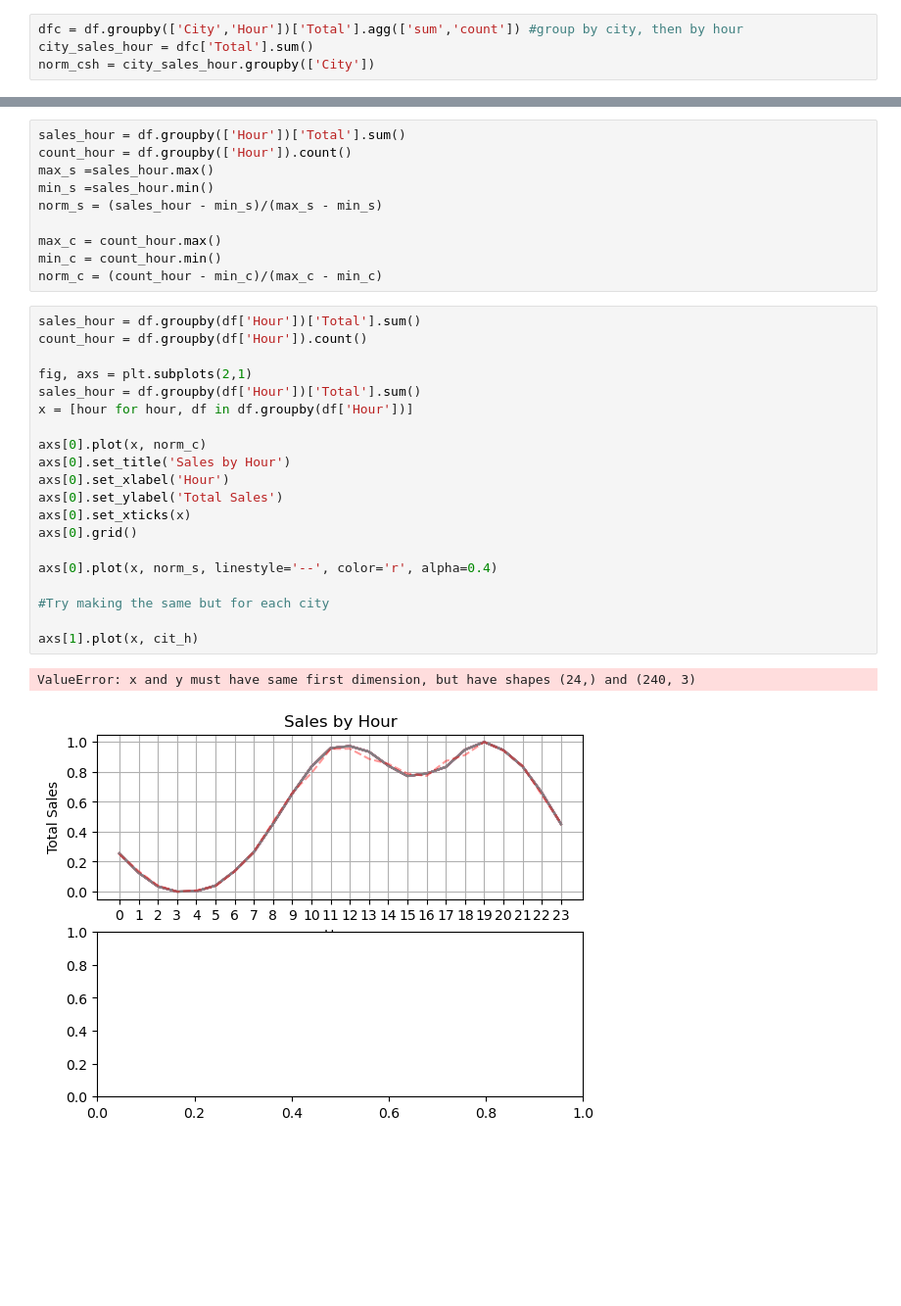
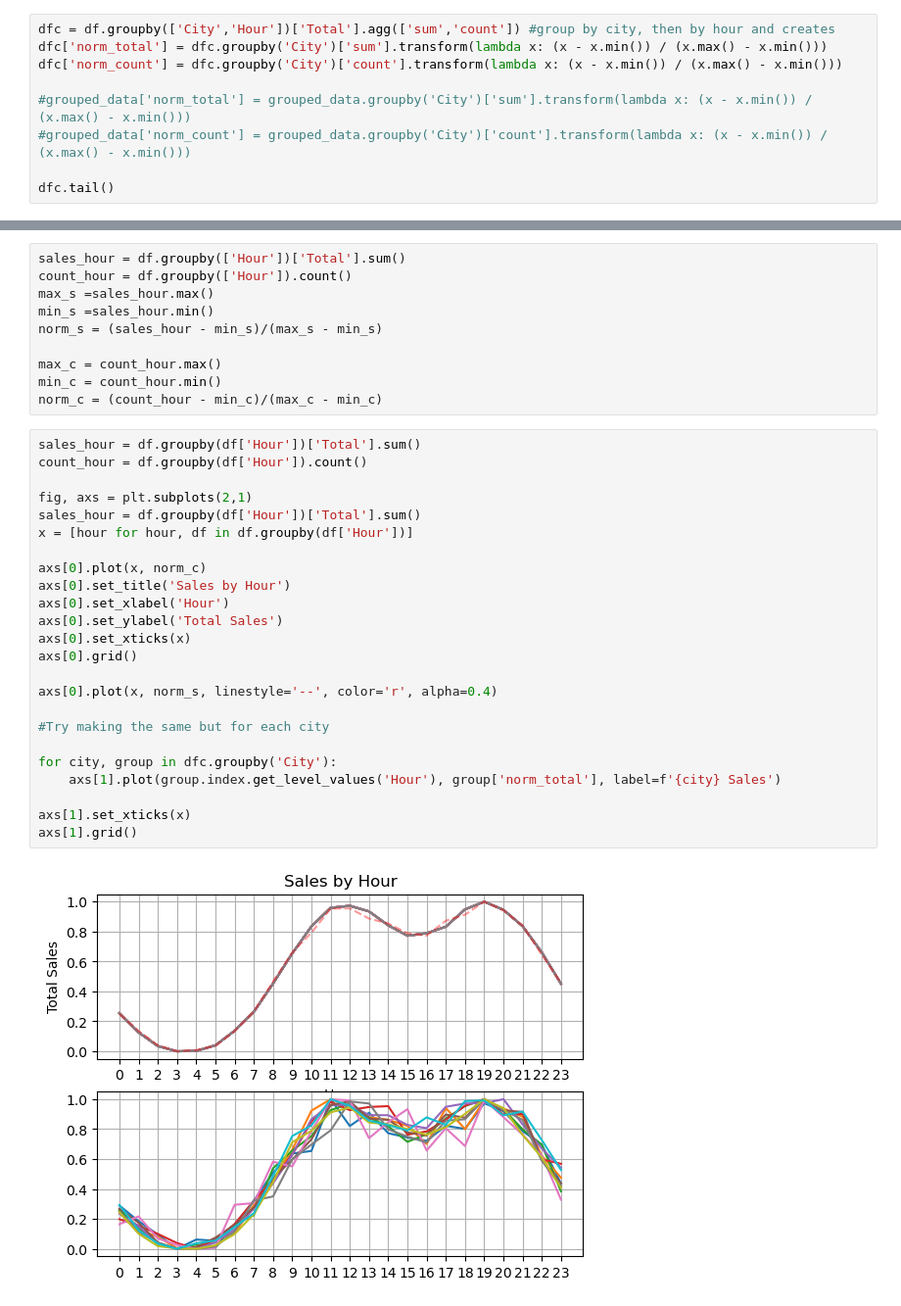
Before and after one commit to SergioMoraCodes/Pandas-Data-Science-Tasks, a Jupyter notebook: SalesAnalysis/Analysis.ipynb, the cells around one changed output, grey strips where cells are left out. Shown: that part at 98% size. Cells and saved outputs as stored; diff of their text form; blank space fills up the shorter version.

Commit message:
second plot with all the cities, looks cramp but im going to continue with the next question for now

```diff
--- a/SalesAnalysis/Analysis.ipynb
+++ b/SalesAnalysis/Analysis.ipynb
@@ -113,6 +113,11 @@ df.head()
 # %%
 df['Hour'] = df['Order Date'].dt.hour
 # %%
-dfc = df.groupby(['City','Hour'])['Total'].agg(['sum','count']) #group by city, then by hour
-city_sales_hour = dfc['Total'].sum()
-norm_csh = city_sales_hour.groupby(['City'])
+dfc = df.groupby(['City','Hour'])['Total'].agg(['sum','count']) #group by city, then by hour and creates
+dfc['norm_total'] = dfc.groupby('City')['sum'].transform(lambda x: (x - x.min()) / (x.max() - x.min()))
+dfc['norm_count'] = dfc.groupby('City')['count'].transform(lambda x: (x - x.min()) / (x.max() - x.min()))
+
+#grouped_data['norm_total'] = grouped_data.groupby('City')['sum'].transform(lambda x: (x - x.min()) / (x.max() - x.min()))
+#grouped_data['norm_count'] = grouped_data.groupby('City')['count'].transform(lambda x: (x - x.min()) / (x.max() - x.min()))
+
+dfc.tail()
@@ -129,23 +142,26 @@ norm_c = (count_hour - min_c)/(max_c - min_c)
 # %%
 sales_hour = df.groupby(df['Hour'])['Total'].sum()
 count_hour = df.groupby(df['Hour']).count()
 
 fig, axs = plt.subplots(2,1)
 sales_hour = df.groupby(df['Hour'])['Total'].sum()
 x = [hour for hour, df in df.groupby(df['Hour'])]
 
 axs[0].plot(x, norm_c)
 axs[0].set_title('Sales by Hour')
 axs[0].set_xlabel('Hour')
 axs[0].set_ylabel('Total Sales')
 axs[0].set_xticks(x)
 axs[0].grid()
 
 axs[0].plot(x, norm_s, linestyle='--', color='r', alpha=0.4)
 
 #Try making the same but for each city
 
-axs[1].plot(x, cit_h)
+for city, group in dfc.groupby('City'):
+    axs[1].plot(group.index.get_level_values('Hour'), group['norm_total'], label=f'{city} Sales')
+
+axs[1].set_xticks(x)
+axs[1].grid()
 # %% [output]
-ValueError: x and y must have same first dimension, but have shapes (24,) and (240, 3)
-[figure, old version]
+[figure, new version]
```
Also changed, not shown: parts of 1 cell of this notebook.
